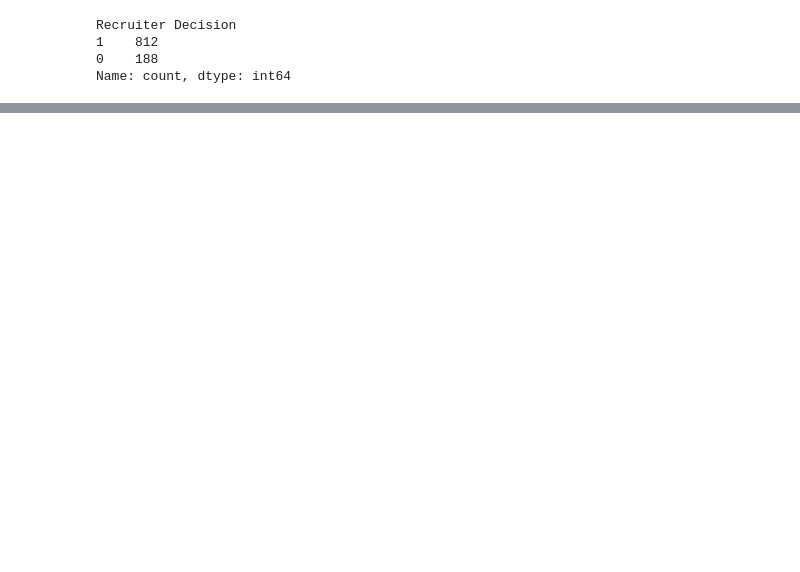
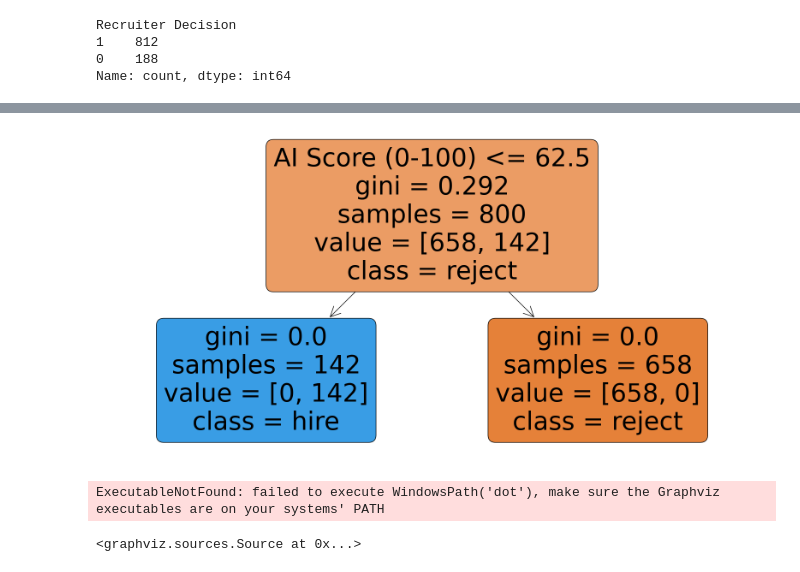
Before and after one commit to bella-mia/2025_FinalProject_ByteMe, a Jupyter notebook: AIr_clean_wClass.ipynb, the cells around one changed output, grey strips where cells are left out. Drawn from its saved outputs; the diff is of its cells as text; code cells hidden in the pictures; blank space fills up the shorter version.

```diff
--- a/AIr_clean_wClass.ipynb
+++ b/AIr_clean_wClass.ipynb
@@ -196,0 +211,61 @@ print(X_train_encoded)
+# %%
+# DECISION TREE -
+AIrD = run_clean_code()
+# First: split the skills string into a list
+AIrD['Skills'] = AIrD['Skills'].astype(str).str.lower().str.split(',')
+# Then: remove extra spaces
+AIrD['Skills'] = AIrD['Skills'].apply(lambda skills: [skill.strip() for skill in skills])
+# Create dummy variables manually
+skills_dummies = AIrD['Skills'].apply(lambda x: pd.Series(1, index=x))
+# Combine (fill NaN with 0)
+skills_dummies = skills_dummies.fillna(0)
+AIrD = AIrD.drop('Skills', axis=1).join(skills_dummies)
+####
+
+#X=AIrD.drop(labels= ['Recruiter Decision', "Job Role", "AI Score (0-100)"], axis=1)
+X = AIrD[['AI Score (0-100)', 'Experience (Years)', 'Education', 'Projects Count']]
+y = AIrD['Recruiter Decision']
+
+y = y.map({
+        1:'hire',
+        0: 'reject'
+    })
+
+X_train, X_test, y_train, y_test = train_test_split(X, y, test_size=.2, random_state=42)
+
+clf = tree.DecisionTreeClassifier(criterion='gini')
+#X_train_encoded = pd.get_dummies(X_train, columns=['Certifications'])
+clf.fit(X_train, y_train)
+
+import matplotlib.pyplot as plt
+from sklearn import tree
+
+plt.figure(figsize=(20,10))
+tree.plot_tree(clf, feature_names=X_train.columns, class_names=['reject', 'hire'], filled=True, rounded=True)
+plt.show()
+# %% [output]
+[figure, added]
+# %%
+#random code I just kept, can be deleted
+
+'''
+graph_data = tree.export_graphviz(clf, out_file=None, feature_names=list(X_train_encoded.columns),
+                                   class_names=list(set(y_train)), filled=True, rounded=True)
+
+'''
+
+graph_data = tree.export_graphviz(
+    clf,
+    out_file=None,
+    feature_names=list(X_train_encoded.columns),
+    class_names=['Reject', 'Hire'],  # 👈 manually pass the string names
+    filled=True,
+    rounded=True
+)
+
+graph = graphviz.Source(graph_data)
+#graph.render("decision_tree")  # This will save as 'decision_tree.pdf'
+graph
+# %% [output]
+ExecutableNotFound: failed to execute WindowsPath('dot'), make sure the Graphviz executables are on your systems' PATH
+<graphviz.sources.Source at 0x...>
```
Also changed, not shown: parts of 8 cells of this notebook, 2 other files.
